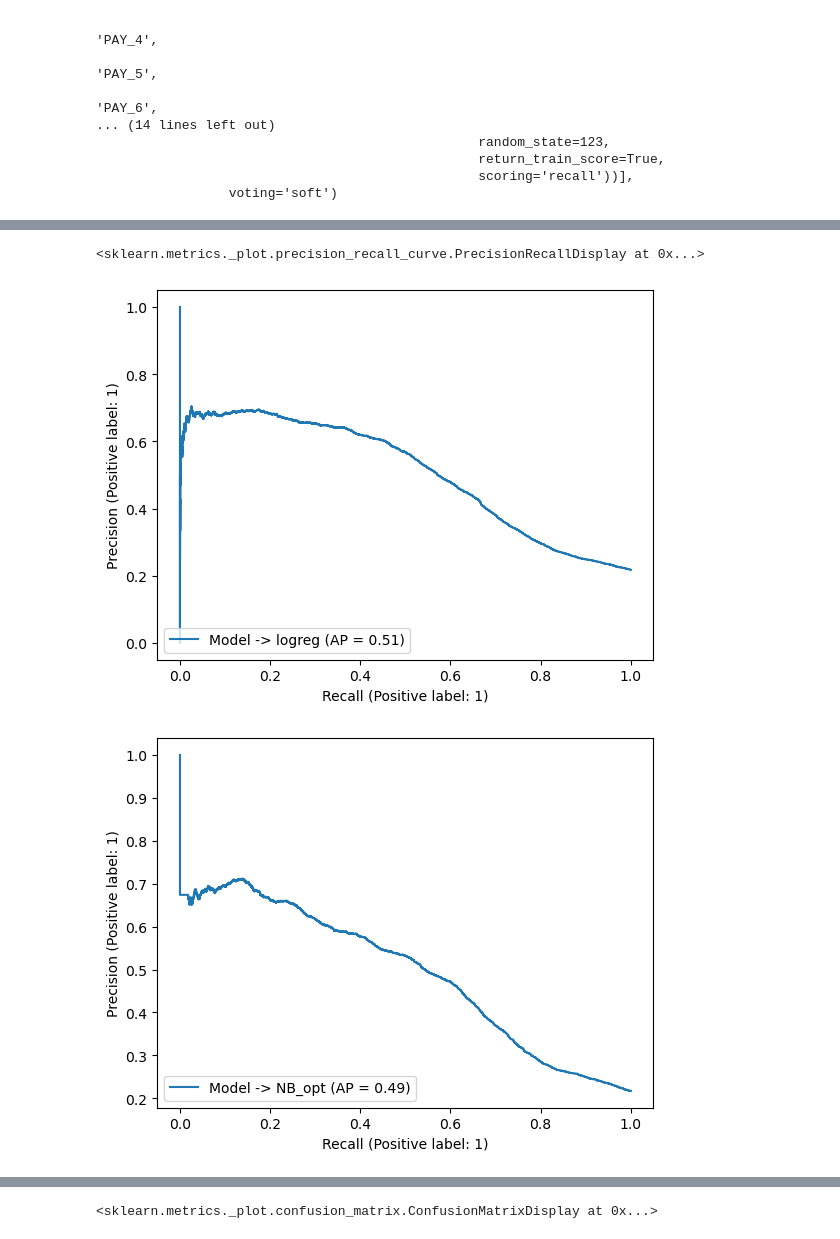
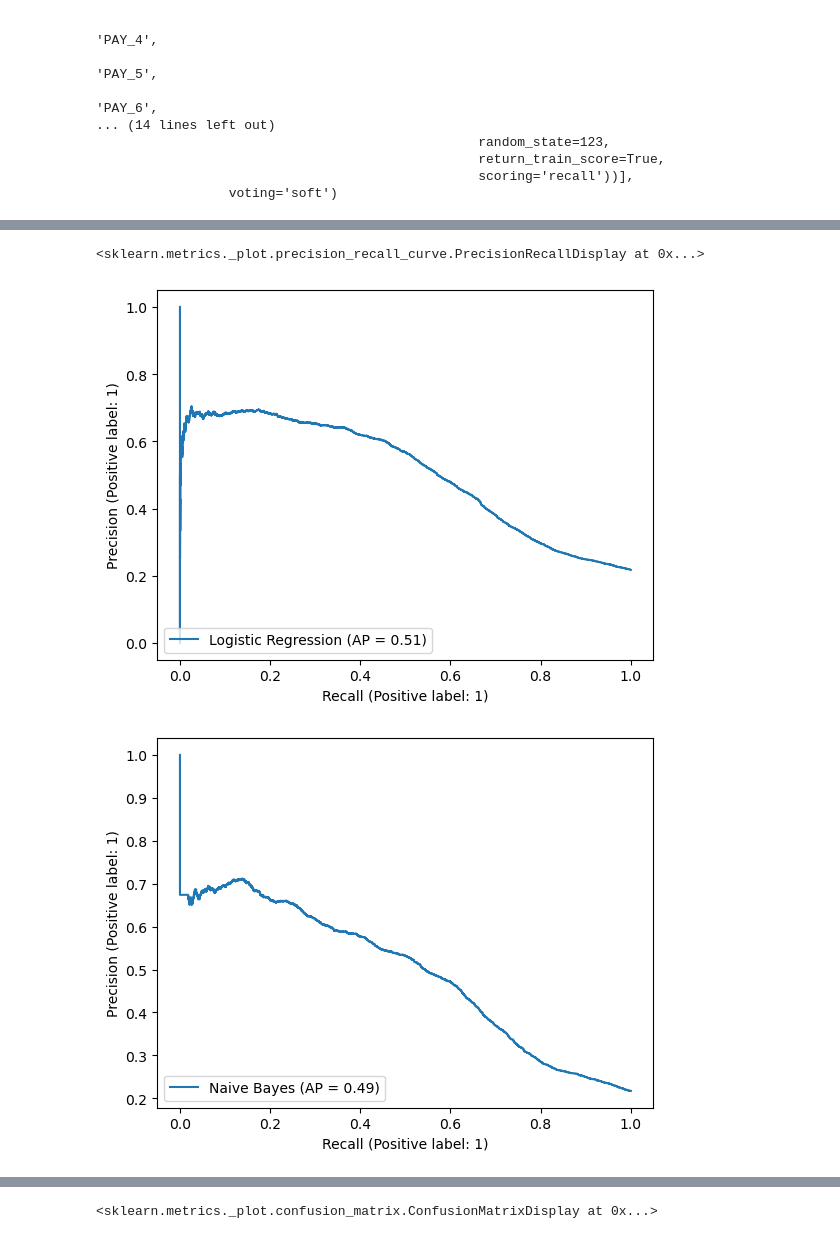
Before and after one commit to robindhillon1/creditcard_default, a Jupyter notebook: lab4.ipynb, the cells around one changed output, grey strips where cells are left out. Cells and saved outputs as stored; diff of their text form; code cells hidden in the pictures.

```diff
--- a/lab4.ipynb
+++ b/lab4.ipynb
@@ -775,8 +748,7 @@ random_search_logreg_RFE = RandomizedSearchCV(
     n_iter=20,
     random_state=123,
     return_train_score=True,
-    # scoring='f1',
-    scoring='recall',
+    scoring='recall'
 )
 random_search_logreg_RFE.fit(X_train, y_train)
 
@@ -990,20 +946,17 @@ After performing hyperparmeter optimization, we then performed a voting average
 # Naive Bayes
 # %%
 param_dist_nb = {
-    # "bernoullinb__alpha": 10.0 ** np.arange(-2, 3)
     "gaussiannb__var_smoothing": np.logspace(0, -9, num=100)
 }
 
 random_search_NB = RandomizedSearchCV(
-    # NB_bal_RFE,
     NB_bal,
     param_distributions=param_dist_nb,
     n_jobs=-1,
     n_iter=20,
     random_state=123,
     return_train_score=True,
-    # scoring='f1',
-    scoring='recall',
+    scoring='recall'
 )
 # %%
 random_search_NB.fit(X_train, y_train)
@@ -1062,8 +1019,7 @@ random_search_RF = RandomizedSearchCV(
     n_iter=20,
     random_state=123,
     return_train_score=True,
-    # scoring='f1',
-    scoring='recall',
+    scoring='recall'
 )
 # %%
 random_search_RF.fit(X_train, y_train)
@@ -1383,18 +1360,13 @@ VotingClassifier(estimators=[('logistic regression',
 # %%
 from sklearn.metrics import ConfusionMatrixDisplay
 from sklearn.metrics import PrecisionRecallDisplay
 
-# ConfusionMatrixDisplay.from_estimator(random_search_LGBM, X_train, y_train )
-# ConfusionMatrixDisplay.from_estimator(random_search_RF, X_train, y_train)
-# ConfusionMatrixDisplay.from_estimator(random_search_NB, X_train, y_train)
-# ConfusionMatrixDisplay.from_estimator(random_search_logreg, X_train, y_train)
-
-PrecisionRecallDisplay.from_estimator(random_search_logreg, X_train, y_train,name = "Model -> logreg")
-PrecisionRecallDisplay.from_estimator(random_search_NB, X_train, y_train,name = "Model -> NB_opt")
-PrecisionRecallDisplay.from_estimator(random_search_RF, X_train, y_train,name = "Model -> RF_opt")
-PrecisionRecallDisplay.from_estimator(random_search_LGBM, X_train, y_train,name = "Model -> LGBM_opt")
-PrecisionRecallDisplay.from_estimator(averaged_model, X_train, y_train,name = "Model -> averaged")
+PrecisionRecallDisplay.from_estimator(random_search_logreg, X_train, y_train,name = "Logistic Regression")
+PrecisionRecallDisplay.from_estimator(random_search_NB, X_train, y_train,name = "Naive Bayes")
+PrecisionRecallDisplay.from_estimator(random_search_RF, X_train, y_train,name = "Random Forest")
+PrecisionRecallDisplay.from_estimator(random_search_LGBM, X_train, y_train,name = "LightGBM")
+PrecisionRecallDisplay.from_estimator(averaged_model, X_train, y_train,name = "Averaged model")
 # %% [output]
 <sklearn.metrics._plot.precision_recall_curve.PrecisionRecallDisplay at 0x...>
-[figure, old version]
+[figure, new version]
-[figure, old version]
+[figure, new version]
```
Also changed, not shown: parts of 42 cells of this notebook.
